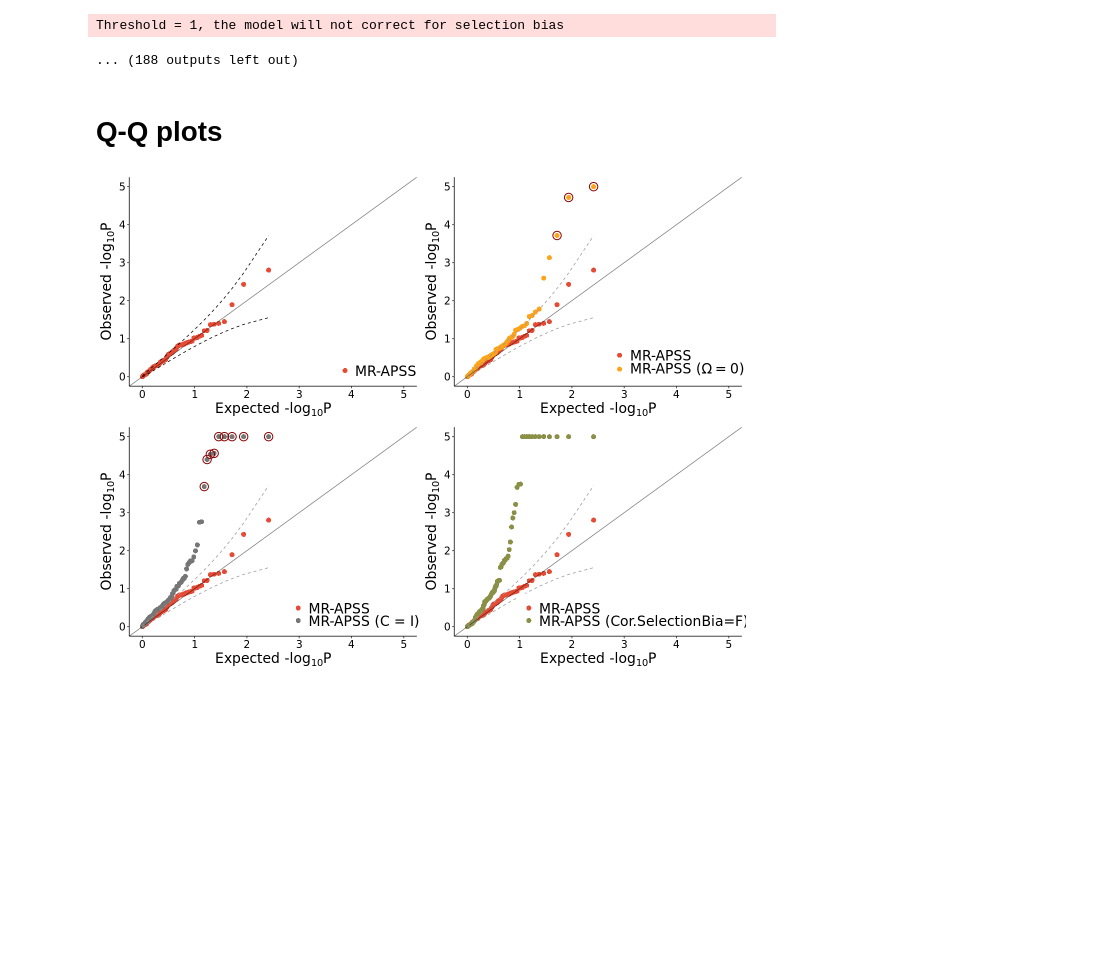
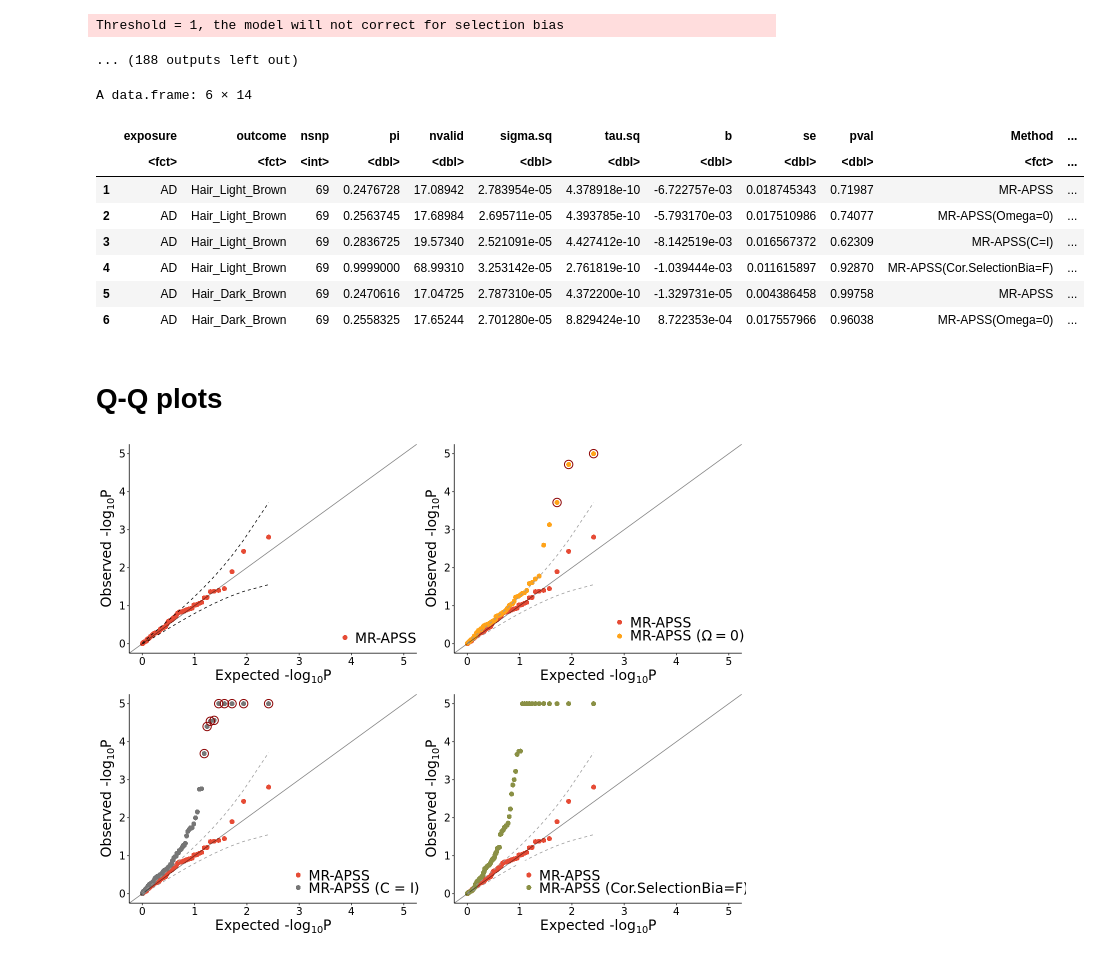
Before and after one commit to YangLabHKUST/MRAPSS_RealDataAnalysis_reproduce, a Jupyter notebook: NC_MR-APSS.ipynb, the cells around one changed output. Drawn from its saved outputs; the diff is of its cells as text; code cells hidden in the pictures; blank space fills up the shorter version.

```diff
--- a/NC_MR-APSS.ipynb
+++ b/NC_MR-APSS.ipynb
@@ -281,6 +281,22 @@ Run MR-APSS not accounting for selection bias ...
 IV selection threshold: 5e-05
 Threshold = 1, the model will not correct for selection bias
 ... (188 outputs left out)
+# %%
+apss_res = read.table("NC_MRAPSS.MRres", header = F)
+colnames(apss_res) = c("exposure","outcome", "nsnp","pi","nvalid","sigma.sq","tau.sq","b","se","pval",
+                        "Method", "cor.Threshold", "IVstrength", "Threshold")
+head(apss_res)
+write.table(apss_res, "NC_MRAPSS.MRres", quote=F, col.names = T, append = F,row.names = F)
+# %% [output]
+A data.frame: 6 × 14
+|  | exposure | outcome | nsnp | pi | nvalid | sigma.sq | tau.sq | b | se | pval | Method | ... |
+|  | <fct> | <fct> | <int> | <dbl> | <dbl> | <dbl> | <dbl> | <dbl> | <dbl> | <dbl> | <fct> | ... |
+| 1 | AD | Hair_Light_Brown | 69 | 0.2476728 | 17.08942 | 2.783954e-05 | 4.378918e-10 | -6.722757e-03 | 0.018745343 | 0.71987 | MR-APSS | ... |
+| 2 | AD | Hair_Light_Brown | 69 | 0.2563745 | 17.68984 | 2.695711e-05 | 4.393785e-10 | -5.793170e-03 | 0.017510986 | 0.74077 | MR-APSS(Omega=0) | ... |
+| 3 | AD | Hair_Light_Brown | 69 | 0.2836725 | 19.57340 | 2.521091e-05 | 4.427412e-10 | -8.142519e-03 | 0.016567372 | 0.62309 | MR-APSS(C=I) | ... |
+| 4 | AD | Hair_Light_Brown | 69 | 0.9999000 | 68.99310 | 3.253142e-05 | 2.761819e-10 | -1.039444e-03 | 0.011615897 | 0.92870 | MR-APSS(Cor.SelectionBia=F) | ... |
+| 5 | AD | Hair_Dark_Brown | 69 | 0.2470616 | 17.04725 | 2.787310e-05 | 4.372200e-10 | -1.329731e-05 | 0.004386458 | 0.99758 | MR-APSS | ... |
+| 6 | AD | Hair_Dark_Brown | 69 | 0.2558325 | 17.65244 | 2.701280e-05 | 8.829424e-10 | 8.722353e-04 | 0.017557966 | 0.96038 | MR-APSS(Omega=0) | ... |
 # %% [markdown]
 # Q-Q plots
 # %%
```
Also changed, not shown: parts of 2 cells of this notebook, 3 other files.
